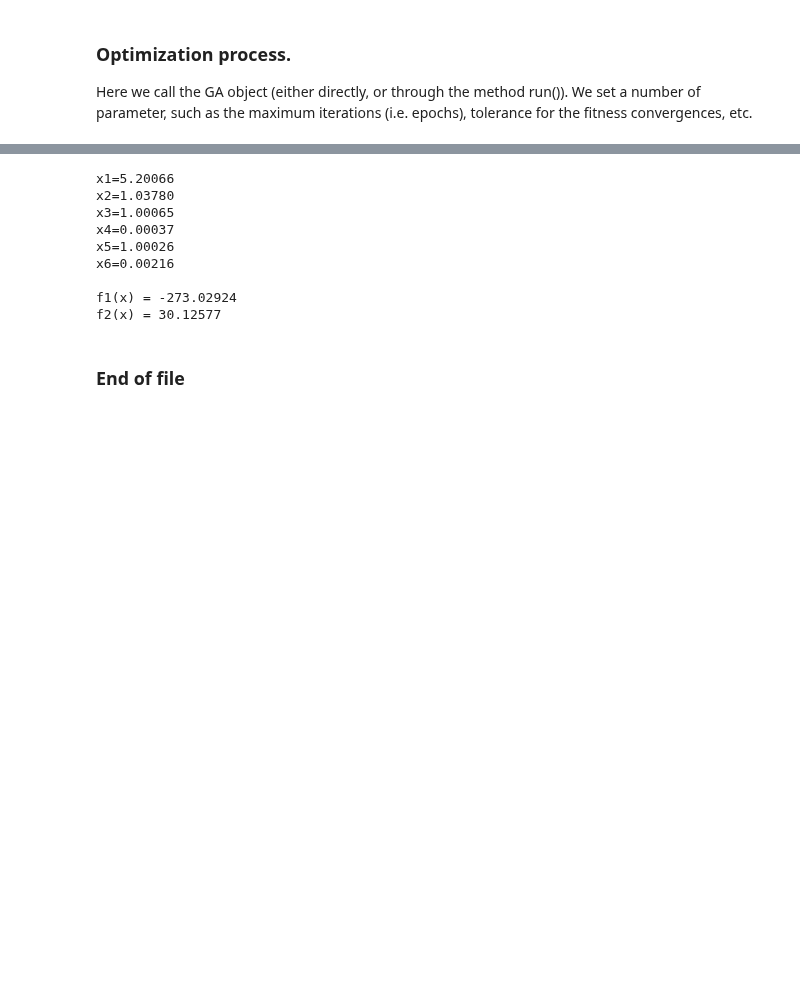
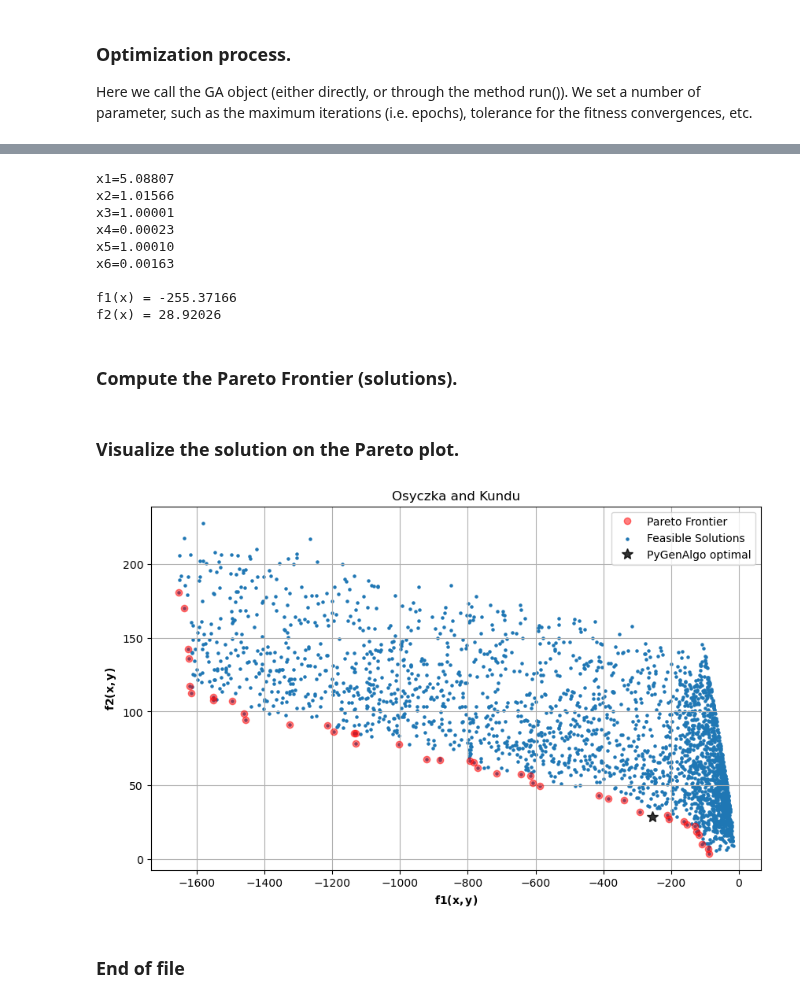
Before and after one commit to vrettasm/PyGeneticAlgorithms, a Jupyter notebook: examples/osyczka_kundu_multiobjective.ipynb, the cells around one changed output, grey strips where cells are left out. Saved outputs shown, nothing was run; the diff lists cells and outputs as text; code cells hidden in the pictures; blank space fills up the shorter version.

```diff
--- a/examples/osyczka_kundu_multiobjective.ipynb
+++ b/examples/osyczka_kundu_multiobjective.ipynb
@@ -135,8 +136,8 @@ population = [Chromosome([Gene(np.random.uniform(0.0, 10.0), rand_fx1),
 test_GA = IslandModelGA(initial_pop=population,
                         fit_func=fun_OSY, num_islands=4,
                         select_op=LinearRankSelector(),
-                        mutate_op=RandomMutator(0.10),
-                        crossx_op=UniformCrossover(0.8),
+                        mutate_op=RandomMutator(),
+                        crossx_op=UniformCrossover(),
                         migrate_op=ClockwiseMigration())
 # %% [markdown]
 ### Optimization process.
@@ -151,27 +152,29 @@ Elapsed time: 26.204 seconds.
 # %%
 x = [gene.value for gene in test_GA.best_chromosome().genome]
 
-f1 = -(25.0*(x[0] - 2.0)**2 +
-            (x[1] - 2.0)**2 +
-            (x[2] - 1.0)**2 +
-            (x[3] - 4.0)**2 +
-            (x[4] - 1.0)**2)
+f1_opt = -(25.0*(x[0] - 2.0)**2 +
+           (x[1] - 2.0)**2 +
+           (x[2] - 1.0)**2 +
+           (x[3] - 4.0)**2 +
+           (x[4] - 1.0)**2)
 
-f2 = fsum([i**2 for i in x])
+f2_opt = fsum([i**2 for i in x])
 
 for i, xi in enumerate(x, start=1):
     print(f"x{i}={xi:.5f}")
 
 print(" ")
-print(f"f1(x) = {f1:.5f}")
-print(f"f2(x) = {f2:.5f}")
+print(f"f1(x) = {f1_opt:.5f}")
+print(f"f2(x) = {f2_opt:.5f}")
 # %% [output]
-x1=5.20066
-x2=1.03780
-x3=1.00065
-x4=0.00037
-x5=1.00026
-x6=0.00216
+x1=5.08807
+x2=1.01566
+x3=1.00001
+x4=0.00023
+x5=1.00010
+x6=0.00163
 
-f1(x) = -273.02924
-f2(x) = 30.12577
+f1(x) = -255.37166
+f2(x) = 28.92026
+# %% [markdown]
+### Compute the Pareto Frontier (solutions).
@@ -178,2 +259,32 @@ f2(x) = 30.12577
+# %% [markdown]
+### Visualize the solution on the Pareto plot.
+# %%
+# Create a new figure.
+plt.figure(figsize=(10, 6))
+
+# Plot the Pareto front.
+plt.plot(pareto_points[:, 0],
+         pareto_points[:, 1],
+         'ro', alpha=0.5, label="Pareto Frontier")
+
+# Plot all the feasible solutions.
+plt.scatter(x=points[:, 0],
+            y=points[:, 1],
+            s=5, marker='o', label="Feasible Solutions")
+
+# Plot the optimal solution from the GA.
+plt.plot(f1_opt, f2_opt,
+         'k*', markersize=10, alpha=0.8, label="PyGenAlgo optimal")
+
+# Tidy up the plot.
+plt.title("Osyczka and Kundu")
+plt.xlabel(r"$\mathbf{f1(x,y)}$")
+plt.ylabel(r"$\mathbf{f2(x,y)}$")
+plt.legend()
+plt.grid(True)
+
+plt.savefig("Osyczka_and_Kundu_optimal.pdf", format="pdf", dpi=300)
+# %% [output]
+[figure, added]
 # %% [markdown]
 ### End of file
```
Also changed, not shown: parts of 4 cells of this notebook, 2 other files.
